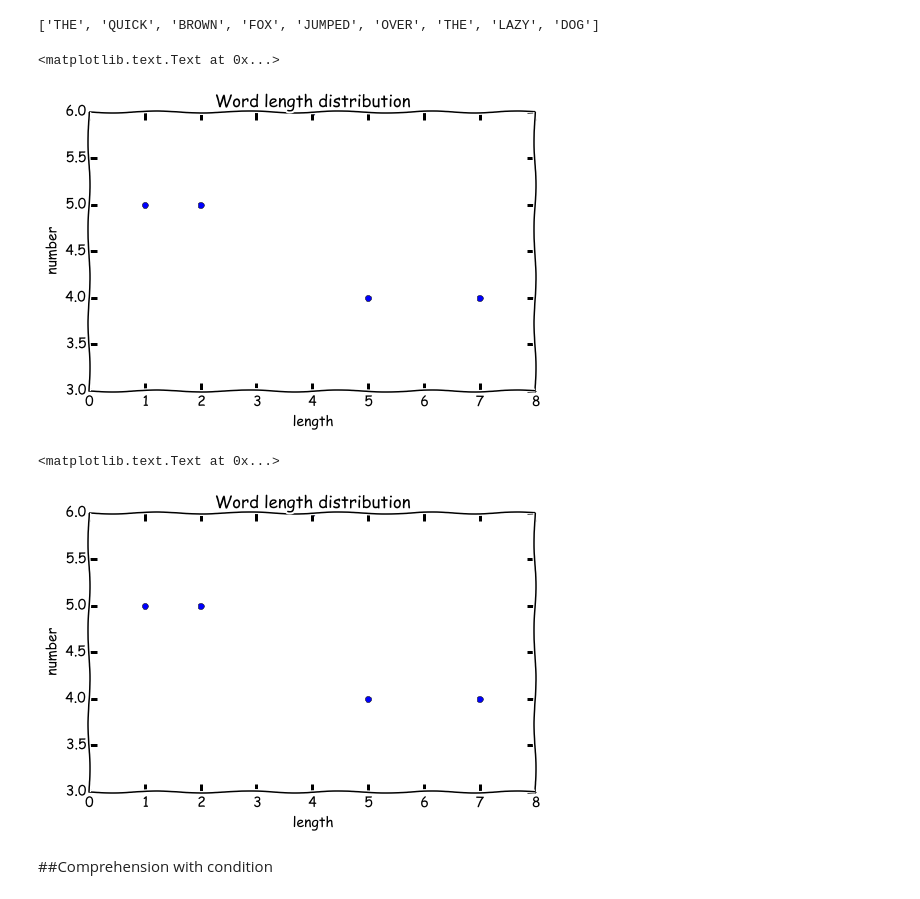
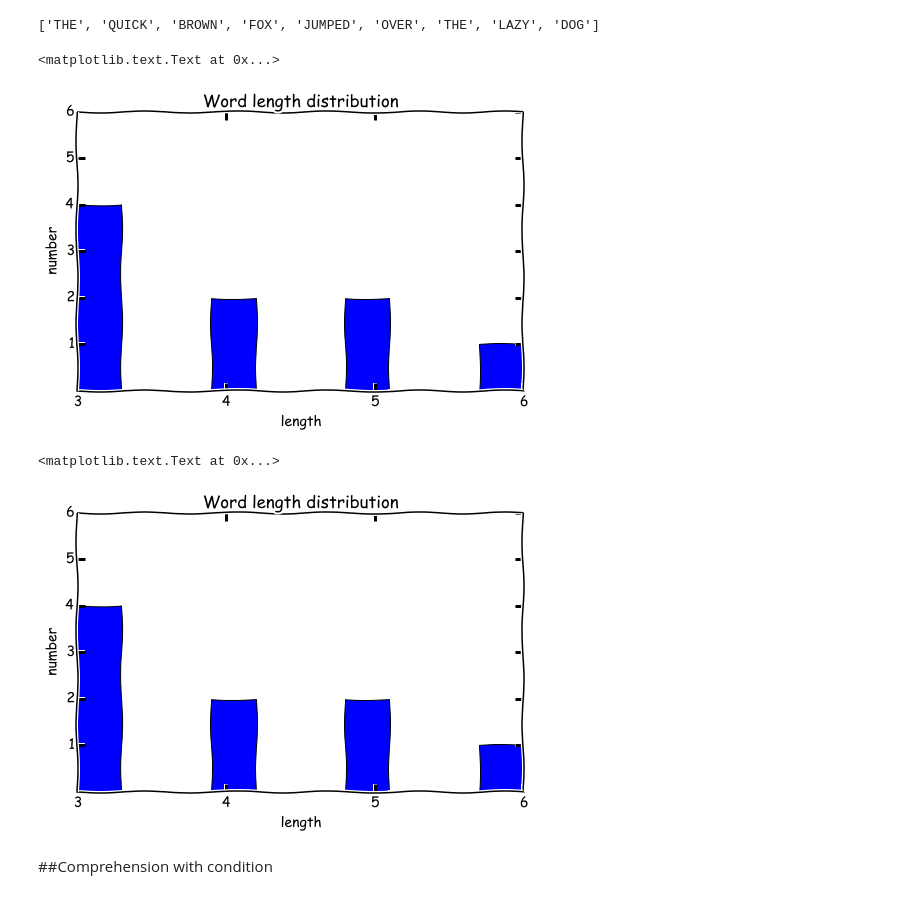
Before and after one commit to likit/education, a Jupyter notebook: python/List_comprehension.ipynb, the cells around one changed output. Cells and saved outputs as stored; diff of their text form; code cells hidden in the pictures.

Commit message:
fix error in word length dist plots

```diff
--- a/python/List_comprehension.ipynb
+++ b/python/List_comprehension.ipynb
@@ -84,26 +84,30 @@ print [word.upper() for word in sentence.split()]
 # %%
 # plot word length distribution using for loop
 sentence = 'the quick brown fox jumped over the lazy dog'
 word_lens = []
 for word in sentence.split():
     word_lens.append(len(word))
 
-plot(word_lens, 'o')
+hist(word_lens)
+xticks([3,4,5,6])
+yticks([1,2,3,4,5,6])
 xlabel('length')
 ylabel('number')
 title('Word length distribution')
 # %% [output]
 <matplotlib.text.Text at 0x...>
-[figure, old version]
+[figure, new version]
 # %%
 # plot word length distribution with comprehension
-plot([len(word) for word in sentence.split()], 'o')
+hist([len(word) for word in sentence.split()])
 xlabel('length')
 ylabel('number')
+xticks([3,4,5,6])
+yticks([1,2,3,4,5,6])
 title('Word length distribution')
 # %% [output]
 <matplotlib.text.Text at 0x...>
-[figure, old version]
+[figure, new version]
 # %% [markdown]
 ##Comprehension with condition
 # %%
```
Also changed, not shown: parts of 1 cell of this notebook.
